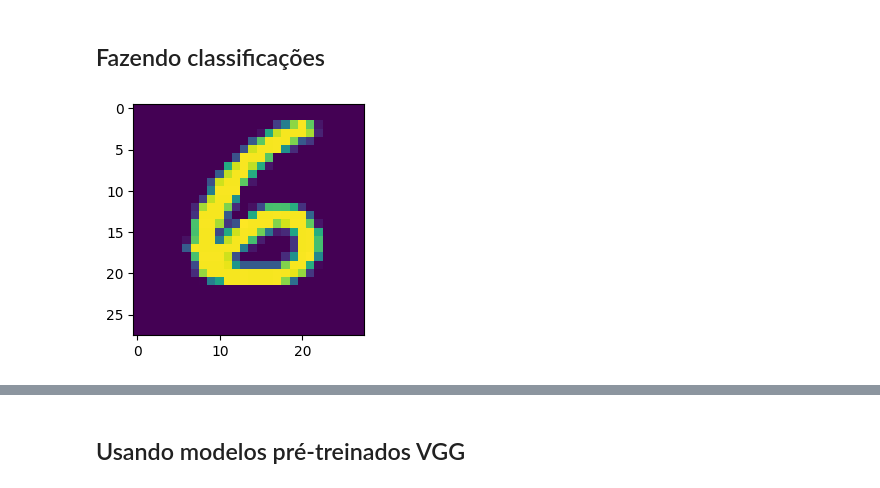
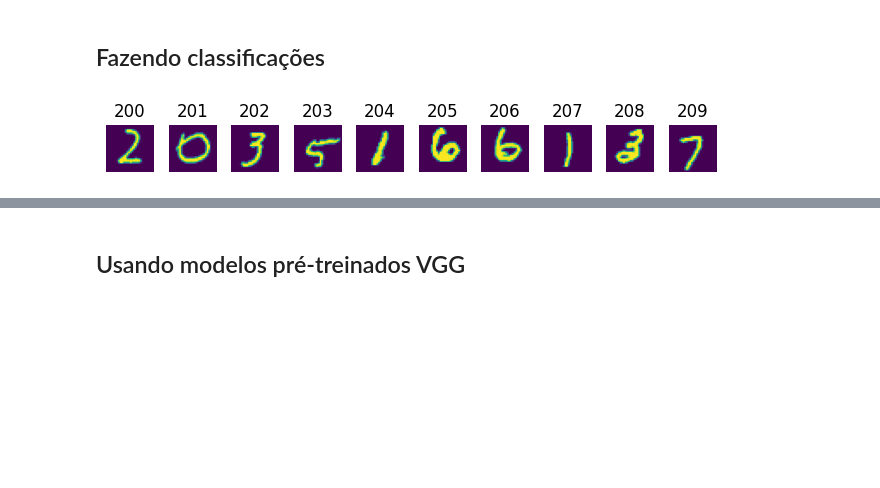
Before and after one commit to leandrocl2005/Curso-basico-de-Python-para-cientistas-de-dados, a Jupyter notebook: aulas/cd_aula_22.ipynb, the cells around one changed output, grey strips where cells are left out. Drawn from its saved outputs; the diff is of its cells as text; code cells hidden in the pictures; blank space fills up the shorter version.

```diff
--- a/aulas/cd_aula_22.ipynb
+++ b/aulas/cd_aula_22.ipynb
@@ -261,10 +276,14 @@ print("Loaded model from disk")
 Loaded model from disk
 # %% [markdown]
 ## Fazendo classificações
-# %%
-plt.figure(figsize=(3,3))
-plt.imshow(X_val[0].reshape(28,28))
-plt.show()
-# %% [output]
-[figure, removed]
+# %%
+for i in range(1,11):
+  plt.subplot(1,10,i)
+  plt.imshow(X_val[200+i-1].reshape(28,28))
+  plt.title(str(200+i-1))
+  plt.axis('off')
+plt.tight_layout()
+plt.show()
+# %% [output]
+[figure, added]
 # %%
```
Also changed, not shown: parts of 17 cells of this notebook, 1 other file.
